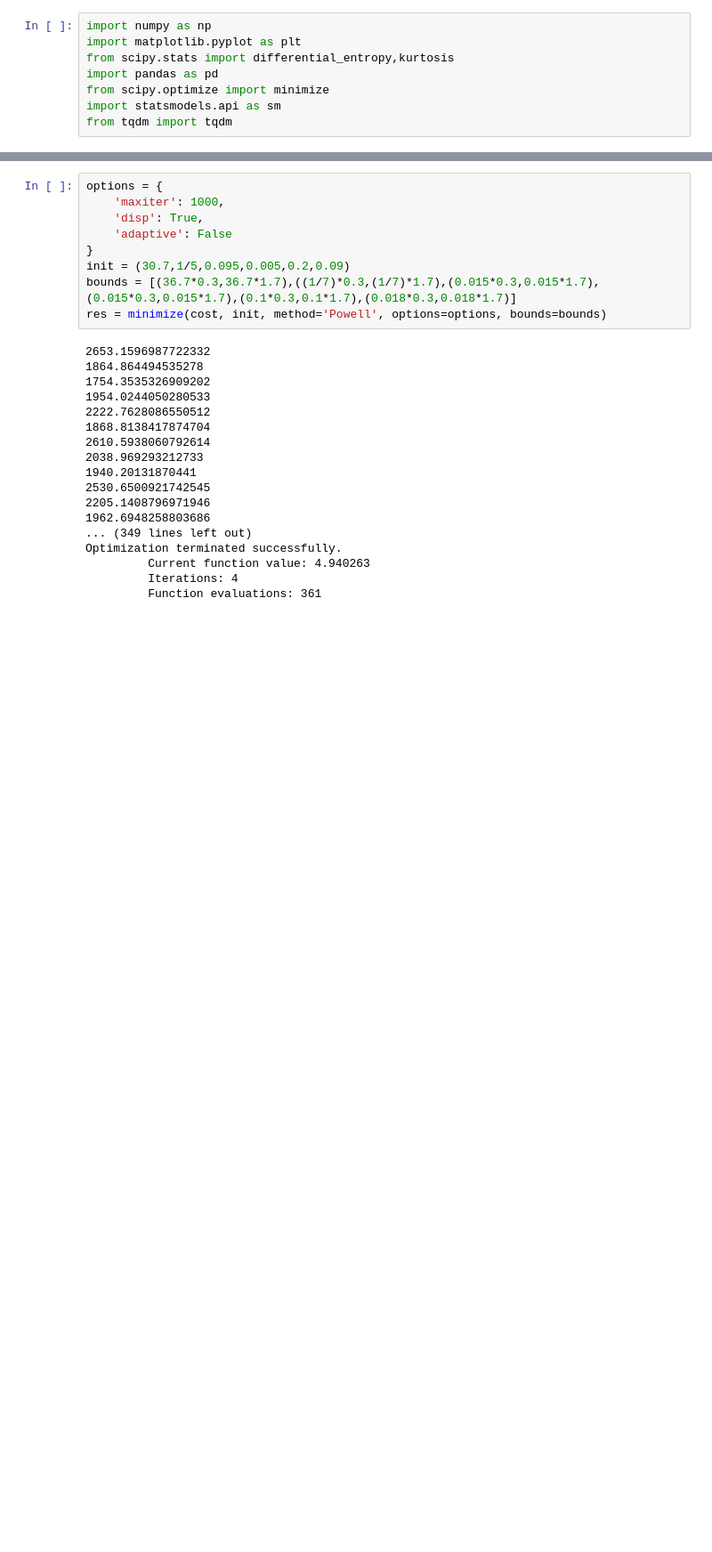
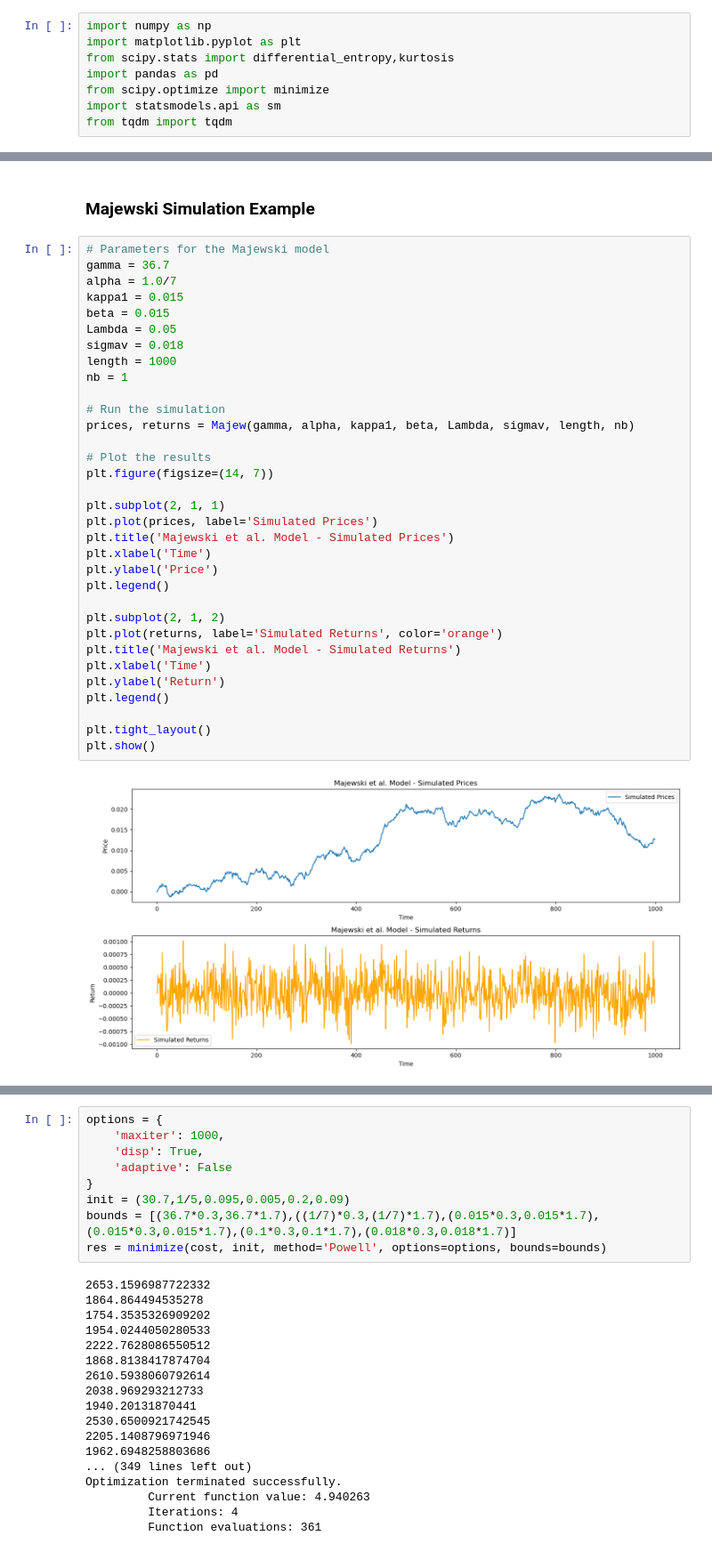
Before and after one commit to GhilesKemiche/ABM-Calibration, a Jupyter notebook: Code.ipynb, the cells around one changed output, grey strips where cells are left out. Shown at 89% size. Drawn from its saved outputs; the diff is of its cells as text; blank space fills up the shorter version.

```diff
--- a/Code.ipynb
+++ b/Code.ipynb
@@ -33,0 +114,37 @@ def Majew(gamma, alpha, kappa1, beta, Lambda, sigmav, length = 1000, nb = 1 ):
+# %% [markdown]
+### Majewski Simulation Example
+# %%
+# Parameters for the Majewski model
+gamma = 36.7
+alpha = 1.0/7
+kappa1 = 0.015
+beta = 0.015
+Lambda = 0.05
+sigmav = 0.018
+length = 1000
+nb = 1
+
+# Run the simulation
+prices, returns = Majew(gamma, alpha, kappa1, beta, Lambda, sigmav, length, nb)
+
+# Plot the results
+plt.figure(figsize=(14, 7))
+
+plt.subplot(2, 1, 1)
+plt.plot(prices, label='Simulated Prices')
+plt.title('Majewski et al. Model - Simulated Prices')
+plt.xlabel('Time')
+plt.ylabel('Price')
+plt.legend()
+
+plt.subplot(2, 1, 2)
+plt.plot(returns, label='Simulated Returns', color='orange')
+plt.title('Majewski et al. Model - Simulated Returns')
+plt.xlabel('Time')
+plt.ylabel('Return')
+plt.legend()
+
+plt.tight_layout()
+plt.show()
+# %% [output]
+[figure, added]
```
Also changed, not shown: parts of 19 cells of this notebook.
